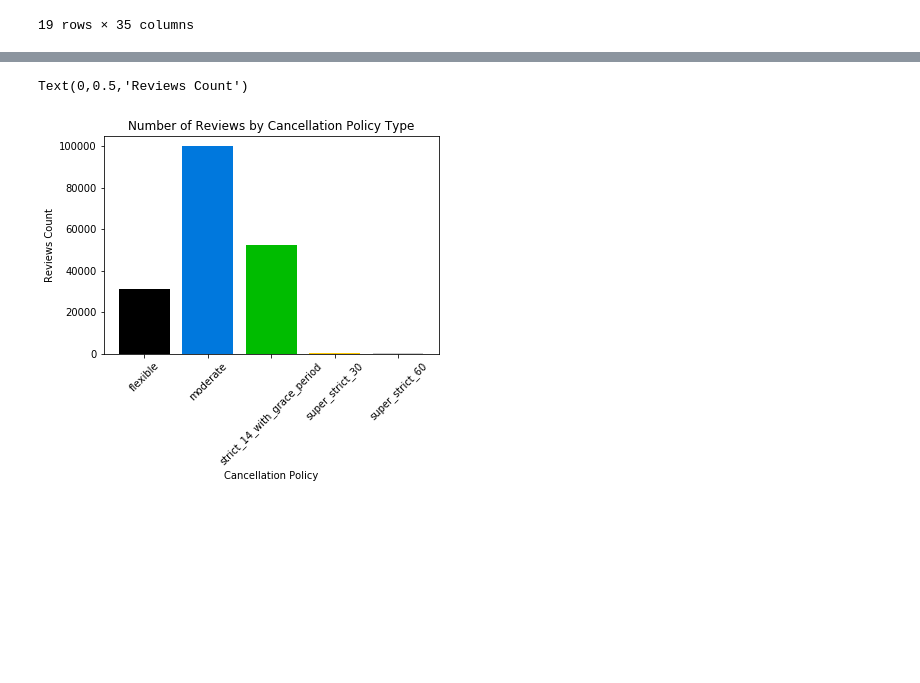
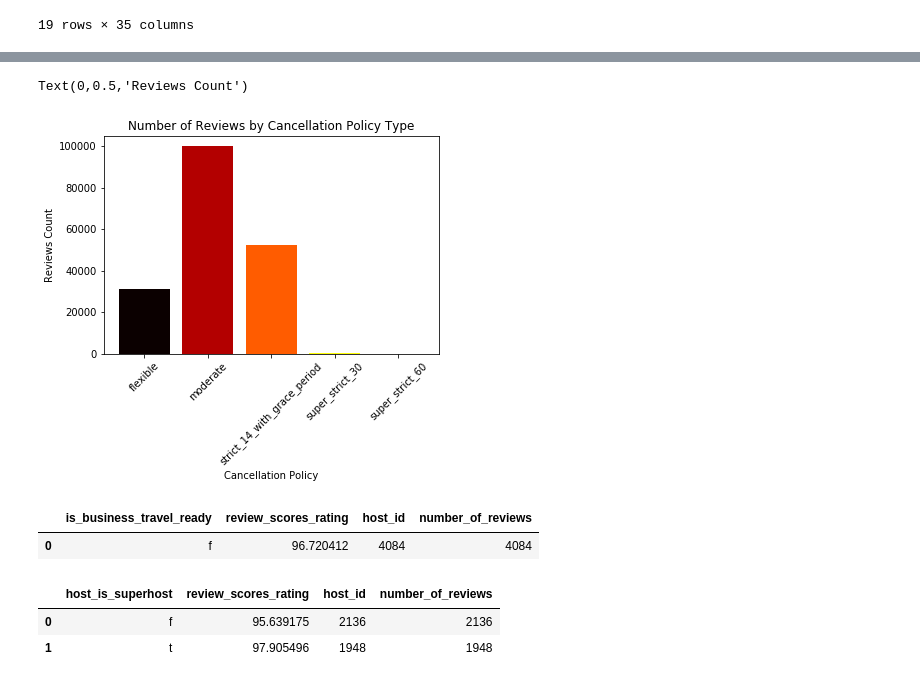
Before and after one commit to jschne1989/project1, a Jupyter notebook: project1_airbnb_jacob.ipynb, the cells around one changed output, grey strips where cells are left out. Drawn from its saved outputs; the diff is of its cells as text; code cells hidden in the pictures; blank space fills up the shorter version.

```diff
--- a/project1_airbnb_jacob.ipynb
+++ b/project1_airbnb_jacob.ipynb
@@ -214,22 +214,46 @@ Text(0,0.5,'Host Count')
 # %%
 #calculate values. Y values are count of reviews, so pull from id column.
 #pull x tick labels from listing count column. Set xticks first by taking len of y values (in essence the quantity of x values)
 cancel_rate_sum = cancel_sum["cancellation_policy"]
 y = cancel_sum["number_of_reviews"]
 x_axis = np.arange(len(y))
 
 #choose color map to import for chart
-cmap = plt.cm.spectral
+cmap = plt.cm.hot
 colors = cmap(np.linspace(0.,1., len(y)))
 
 #plot chart, and replace x ticks with listing count values
 plt.bar(x_axis,y,color= colors,align="center")
 plt.xticks(x_axis, cancel_rate_sum,rotation=45)
 
 #label chart
 plt.title("Number of Reviews by Cancellation Policy Type")
 plt.xlabel("Cancellation Policy")
 plt.ylabel("Reviews Count")
 # %% [output]
 Text(0,0.5,'Reviews Count')
-[figure, old version]
+[figure, new version]
+# %%
+#guests included; is business travel ready, reviews vs average nightly price
+
+business_group = master_df.groupby(['is_business_travel_ready'])
+# Aggregate it
+aggregated_df = business_group.agg({'review_scores_rating': 'mean', 'host_id': 'count','number_of_reviews': 'count'})
+# Reset index (only type)
+summary_df = aggregated_df.reset_index()
+summary_df.head()
+# %% [output]
+|  | is_business_travel_ready | review_scores_rating | host_id | number_of_reviews |
+| 0 | f | 96.720412 | 4084 | 4084 |
+# %%
+
+super_group = master_df.groupby(['host_is_superhost'])
+# Aggregate it
+aggregated_df = super_group.agg({'review_scores_rating': 'mean', 'host_id': 'count','number_of_reviews': 'count'})
+# Reset index (only type)
+summary_df = aggregated_df.reset_index()
+summary_df.head()
+# %% [output]
+|  | host_is_superhost | review_scores_rating | host_id | number_of_reviews |
+| 0 | f | 95.639175 | 2136 | 2136 |
+| 1 | t | 97.905496 | 1948 | 1948 |
```
Also changed, not shown: parts of 3 cells of this notebook.
